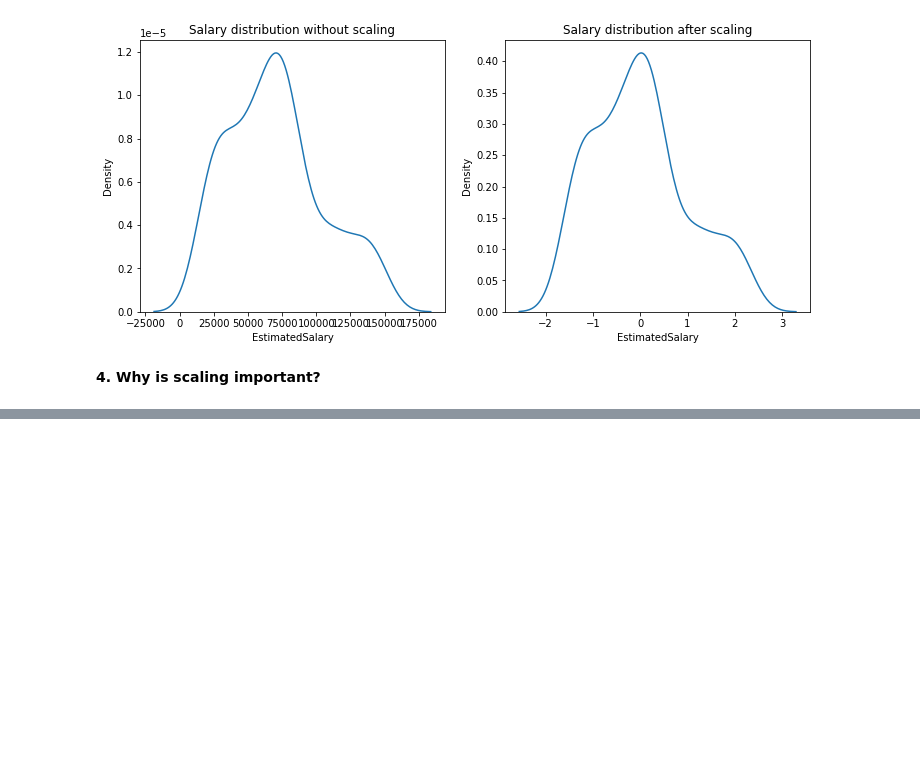
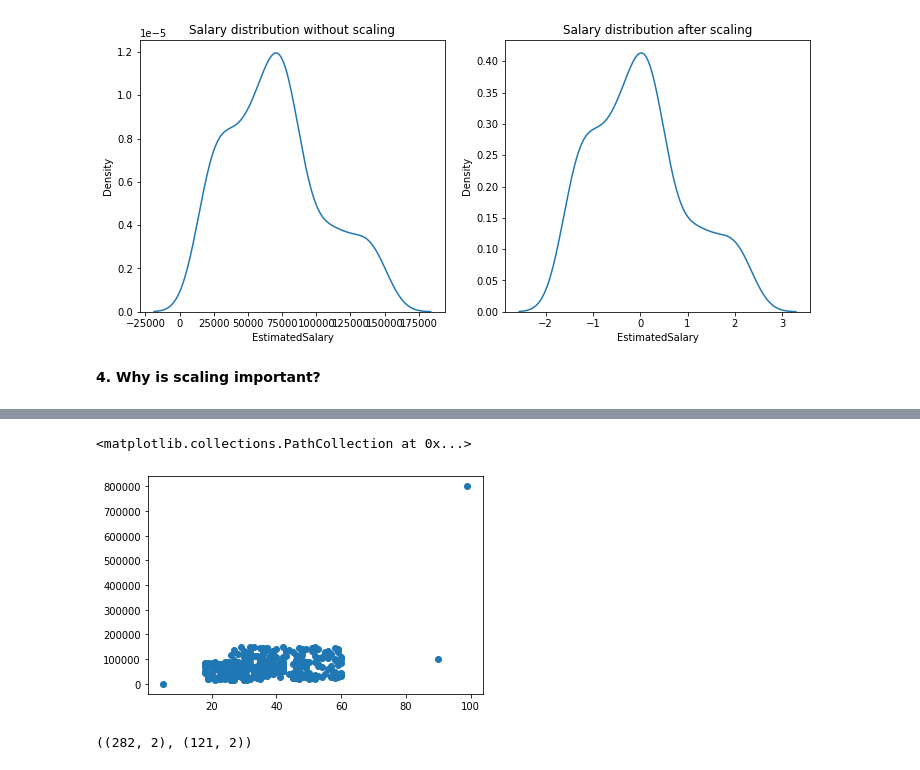
Before and after one commit to RiyaParikh0112/100-Days-of-ML, a Jupyter notebook: standardisation-on-social-network-ads.ipynb, the cells around one changed output, grey strips where cells are left out. Cells and saved outputs as stored; diff of their text form; code cells hidden in the pictures; blank space fills up the shorter version.

```diff
--- a/standardisation-on-social-network-ads.ipynb
+++ b/standardisation-on-social-network-ads.ipynb
@@ -109,0 +163,3 @@ plt.show()
+# %%
+#creating an outlier
+df_outlier = df.append(pd.DataFrame({'Age':[5,90,99],"EstimatedSalary":[5,100000,800000],'Purchased':[1,1,1]}),ignore_index=True)
@@ -109,0 +182,10 @@ plt.show()
+# %%
+plt.scatter(df_outlier['Age'],df_outlier['EstimatedSalary'])
+# %% [output]
+<matplotlib.collections.PathCollection at 0x...>
+[figure, added]
+# %%
+X_train,X_test,y_train,y_test = train_test_split(df_outlier.drop('Purchased',axis=1),df_outlier['Purchased'],test_size=0.3,random_state=0)
+X_train.shape, X_test.shape
+# %% [output]
+((282, 2), (121, 2))
```
Also changed, not shown: parts of 15 cells of this notebook.
